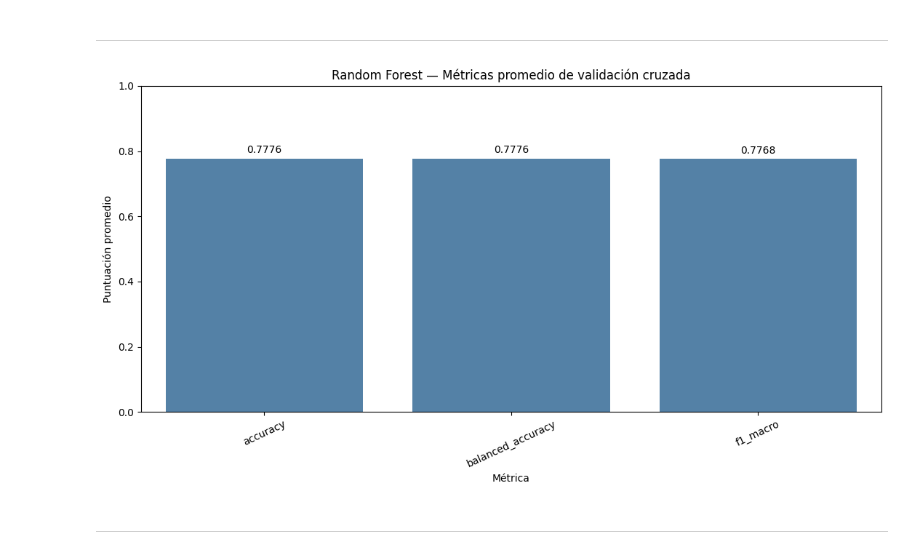
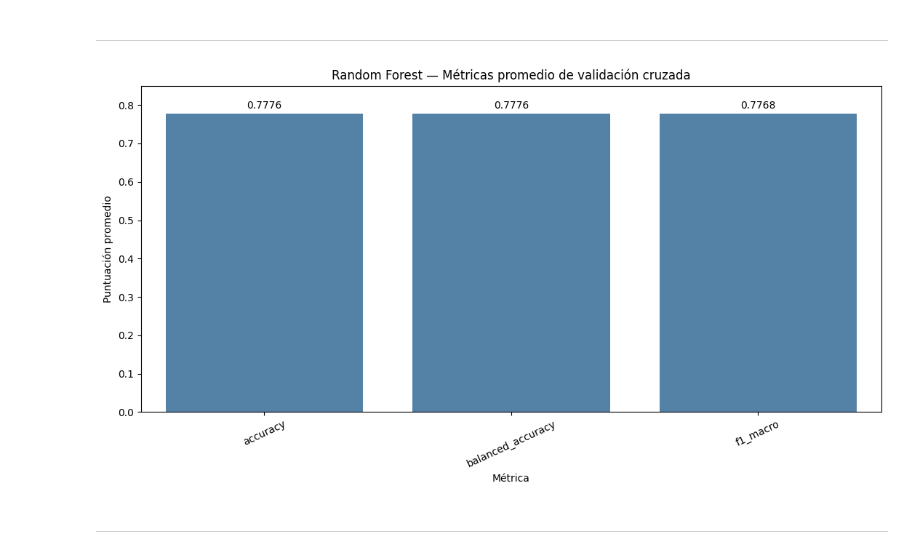
Before and after one commit to 0Trickster/Project-MLY-1, a Jupyter notebook: notebooks/modelos_supervisados/clasificación/08_Random_Forest.ipynb, the cells around one changed output. Saved outputs shown, nothing was run; the diff lists cells and outputs as text; code cells hidden in the pictures.

```diff
--- a/notebooks/modelos_supervisados/clasificación/08_Random_Forest.ipynb
+++ b/notebooks/modelos_supervisados/clasificación/08_Random_Forest.ipynb
@@ -255,35 +255,35 @@ df_metricas_rf = pd.DataFrame({
     "Métrica": metricas_rf,
     "Valor": [
         resultados_rf[metrica].mean()
         for metrica in metricas_rf
     ]
 })
 
 sns.barplot(
     data=df_metricas_rf,
     x="Métrica",
     y="Valor",
     color="steelblue",
     ax=ax
 )
 
 ax.set_title("Random Forest — Métricas promedio de validación cruzada")
 ax.set_xlabel("Métrica")
 ax.set_ylabel("Puntuación promedio")
-ax.set_ylim(0, 1)
+ax.set_ylim(0, 0.85)
 
 ax.bar_label(
     ax.containers[0],
     fmt="%.4f",
     padding=3
 )
 
 ax.tick_params(axis="x", rotation=25)
 
 plt.tight_layout()
 plt.show()
 # %% [output]
-[figure, old version]
+[figure, new version]
 # %% [markdown]
 ---
 # %% [markdown]
```
Also changed, not shown: parts of 1 cell of this notebook, 4 other files.
